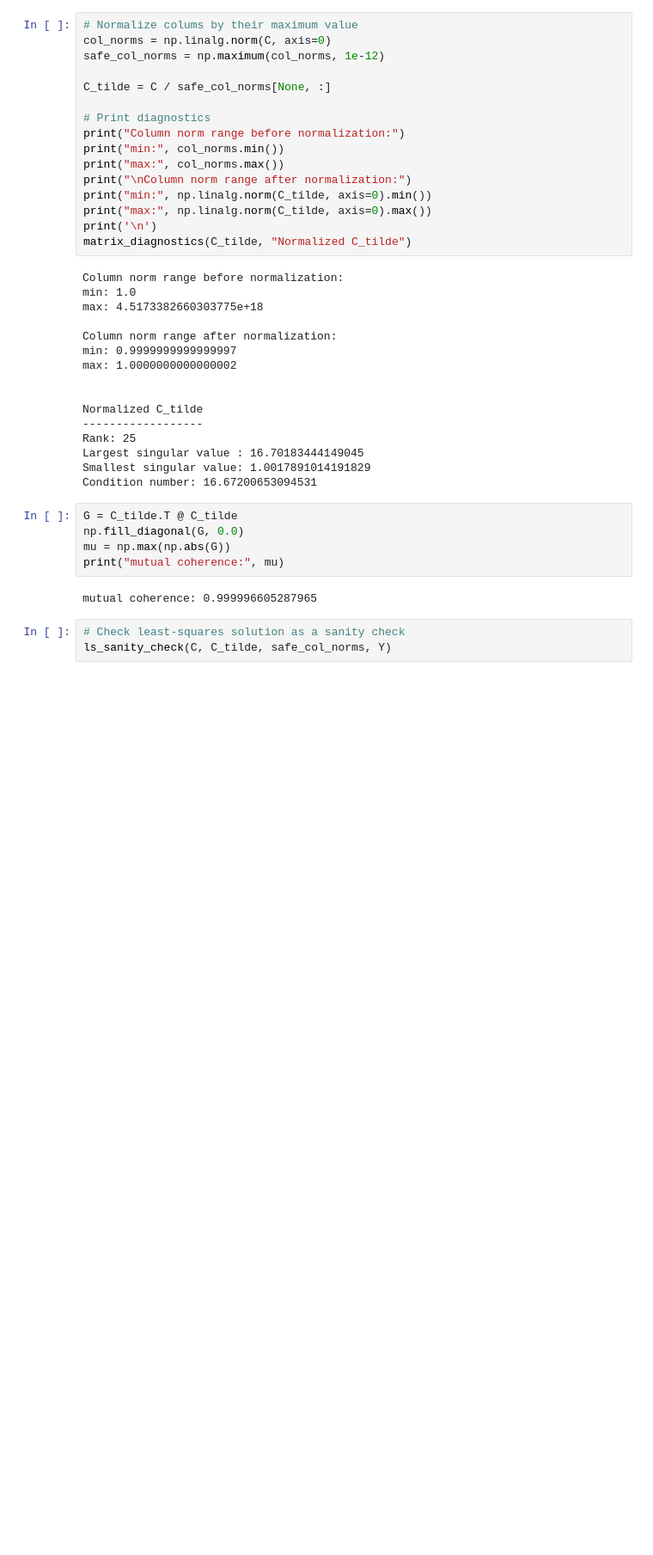
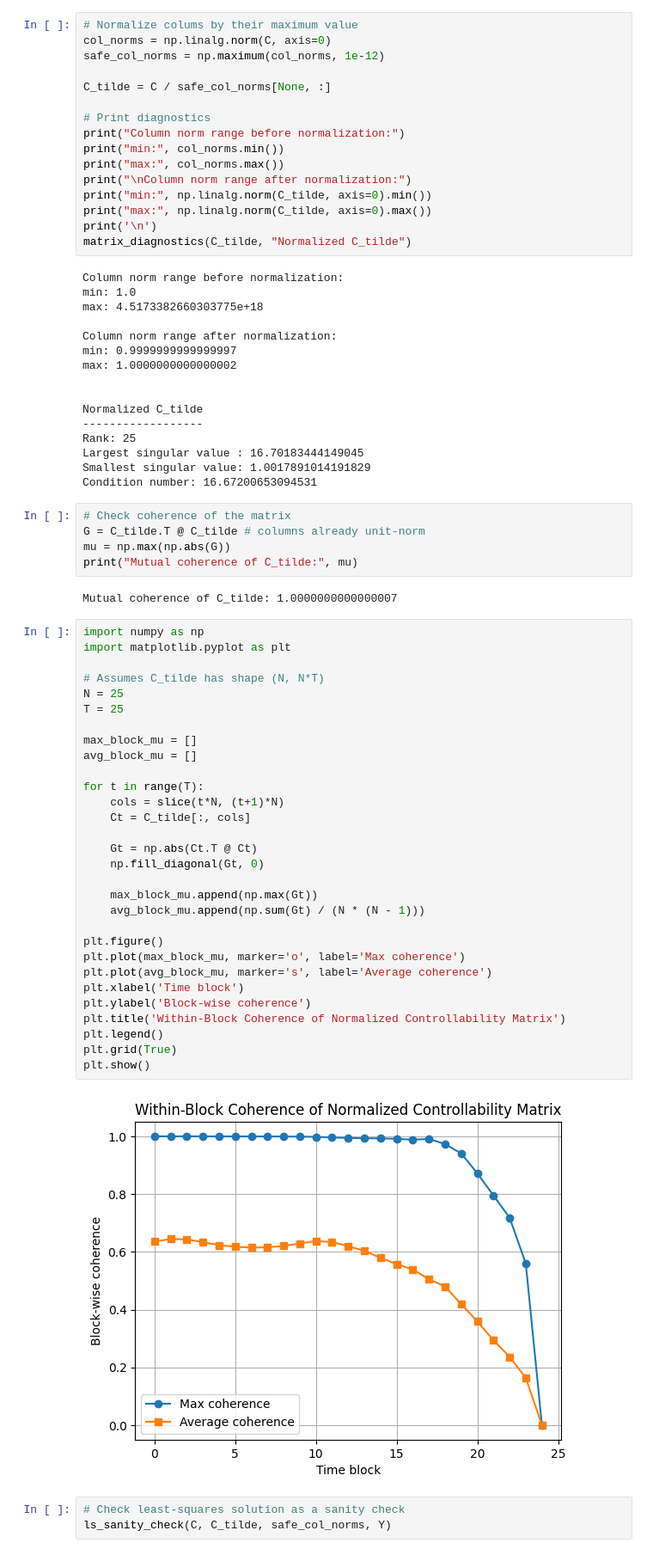
Before and after one commit to PabloABakker/Network-Opinion-Control, a Jupyter notebook: main.ipynb, the cells around one changed output. Shown at 86% size. Drawn from its saved outputs; the diff is of its cells as text; blank space fills up the shorter version.

```diff
--- a/main.ipynb
+++ b/main.ipynb
@@ -143,12 +143,44 @@ Largest singular value : 16.70183444149045
 Smallest singular value: 1.0017891014191829
 Condition number: 16.67200653094531
 # %%
-G = C_tilde.T @ C_tilde
-np.fill_diagonal(G, 0.0)
+# Check coherence of the matrix
+G = C_tilde.T @ C_tilde # columns already unit-norm
 mu = np.max(np.abs(G))
-print("mutual coherence:", mu)
+print("Mutual coherence of C_tilde:", mu)
 # %% [output]
-mutual coherence: 0.999996605287965
+Mutual coherence of C_tilde: 1.0000000000000007
+# %%
+import numpy as np
+import matplotlib.pyplot as plt
+
+# Assumes C_tilde has shape (N, N*T)
+N = 25
+T = 25
+
+max_block_mu = []
+avg_block_mu = []
+
+for t in range(T):
+    cols = slice(t*N, (t+1)*N)
+    Ct = C_tilde[:, cols]
+
+    Gt = np.abs(Ct.T @ Ct)
+    np.fill_diagonal(Gt, 0)
+
+    max_block_mu.append(np.max(Gt))
+    avg_block_mu.append(np.sum(Gt) / (N * (N - 1)))
+
+plt.figure()
+plt.plot(max_block_mu, marker='o', label='Max coherence')
+plt.plot(avg_block_mu, marker='s', label='Average coherence')
+plt.xlabel('Time block')
+plt.ylabel('Block-wise coherence')
+plt.title('Within-Block Coherence of Normalized Controllability Matrix')
+plt.legend()
+plt.grid(True)
+plt.show()
+# %% [output]
+[figure, added]
 # %%
 # Check least-squares solution as a sanity check
 ls_sanity_check(C, C_tilde, safe_col_norms, Y)
```
Also changed, not shown: parts of 11 cells of this notebook, 1 other file.
